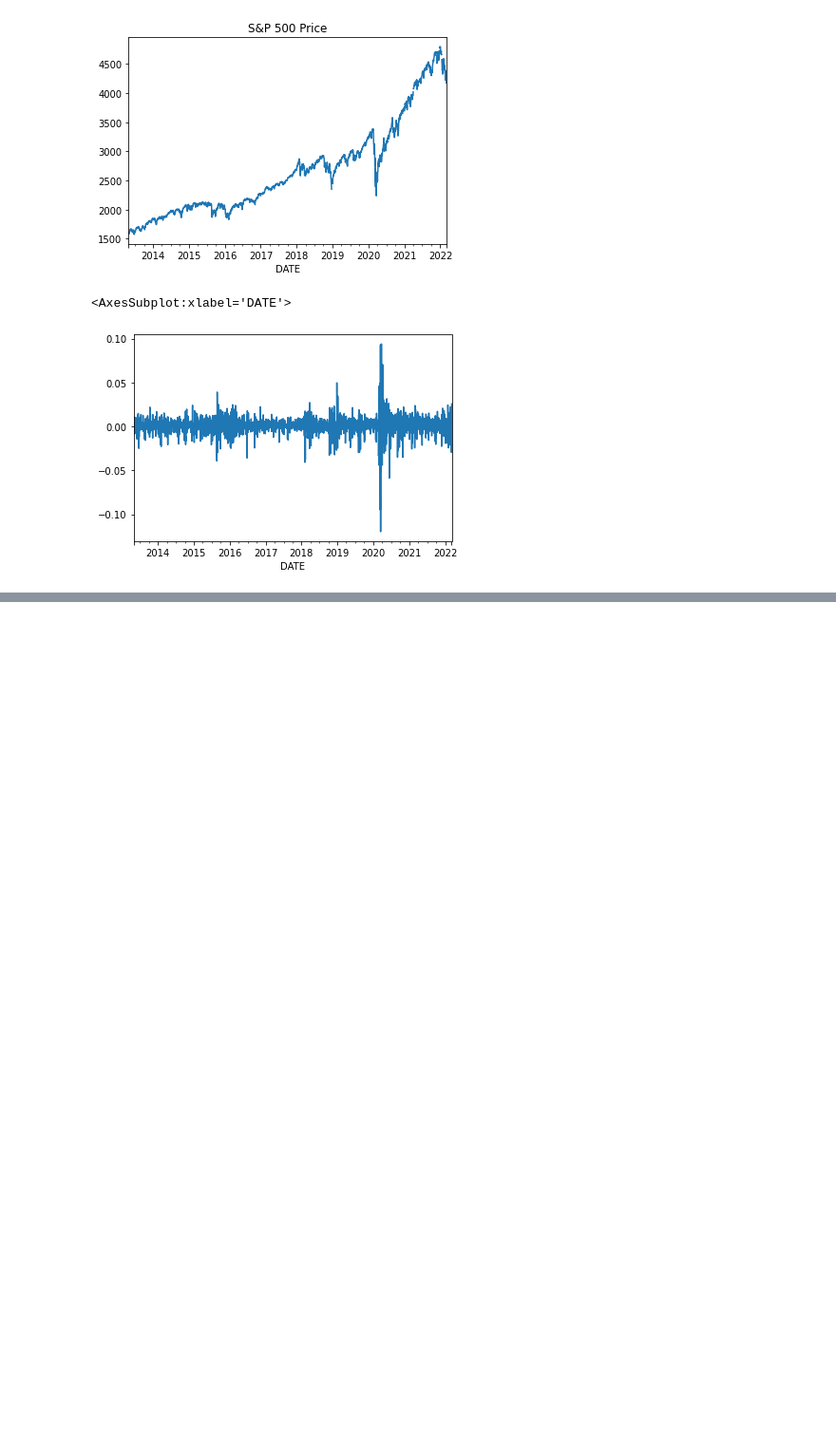
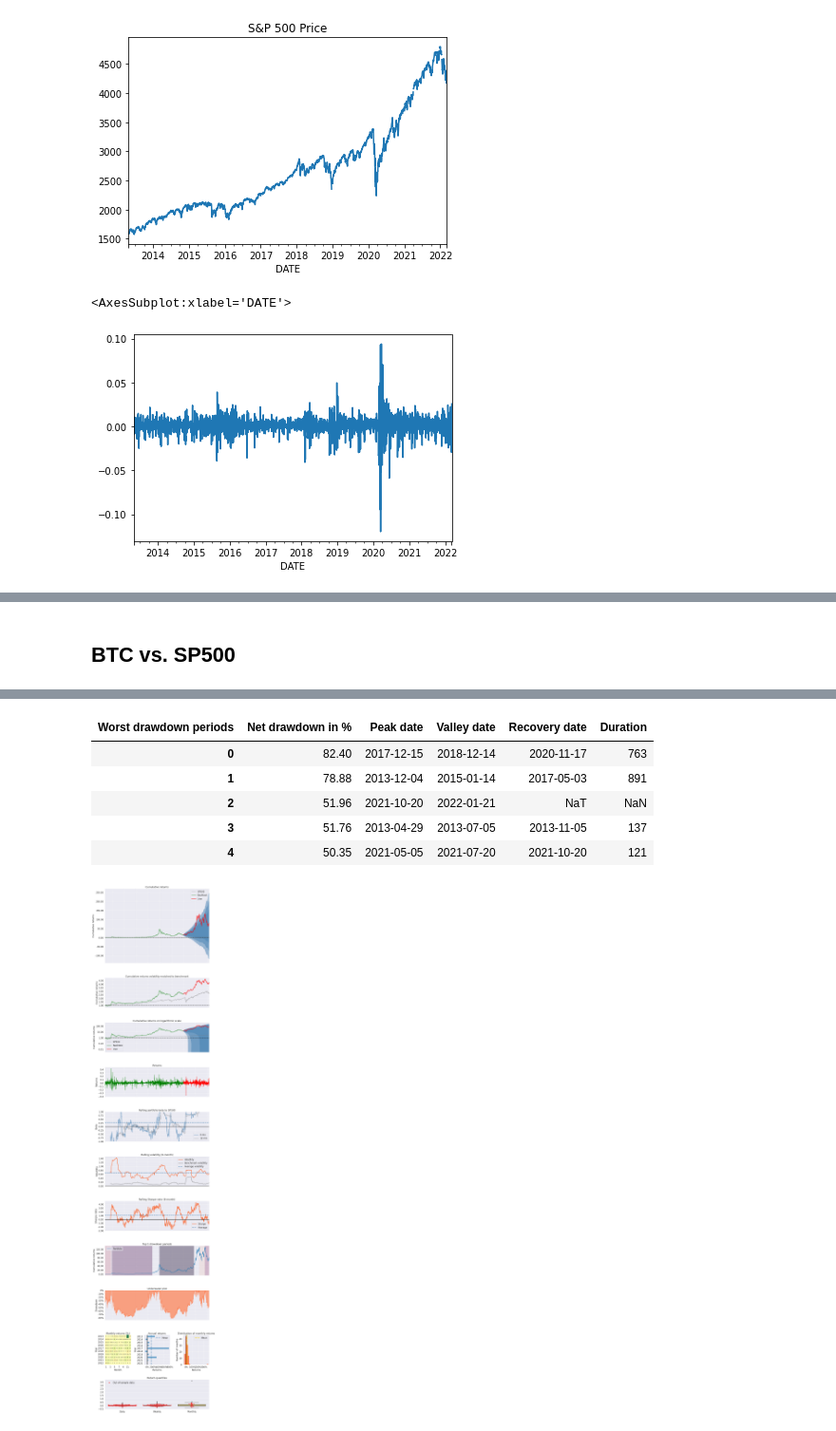
Before and after one commit to ZiyuanLi007/cryptoquant, a Jupyter notebook: example_bitcoin_sp500.ipynb, the cells around one changed output, grey strips where cells are left out. Shown at 95% size. Drawn from its saved outputs; the diff is of its cells as text; code cells hidden in the pictures; blank space fills up the shorter version.

```diff
--- a/example_bitcoin_sp500.ipynb
+++ b/example_bitcoin_sp500.ipynb
@@ -140,0 +206,6 @@ pf.create_returns_tear_sheet(btc_daily_return, benchmark_rets=sp500_daily_return
+# %% [markdown]
+## BTC vs. SP500
+# %%
+pf.create_returns_tear_sheet(btc_daily_return, benchmark_rets=sp500_daily_return, live_start_date='2020-01')
+#pf.create_returns_tear_sheet(sp500_daily_return, benchmark_rets=btc_daily_return.squeeze())
+# %% [output]
@@ -140,0 +232,7 @@ pf.create_returns_tear_sheet(btc_daily_return, benchmark_rets=sp500_daily_return
+| Worst drawdown periods | Net drawdown in % | Peak date | Valley date | Recovery date | Duration |
+| 0 | 82.40 | 2017-12-15 | 2018-12-14 | 2020-11-17 | 763 |
+| 1 | 78.88 | 2013-12-04 | 2015-01-14 | 2017-05-03 | 891 |
+| 2 | 51.96 | 2021-10-20 | 2022-01-21 | NaT | NaN |
+| 3 | 51.76 | 2013-04-29 | 2013-07-05 | 2013-11-05 | 137 |
+| 4 | 50.35 | 2021-05-05 | 2021-07-20 | 2021-10-20 | 121 |
+[figure, added]
```
Also changed, not shown: parts of 15 cells of this notebook.
